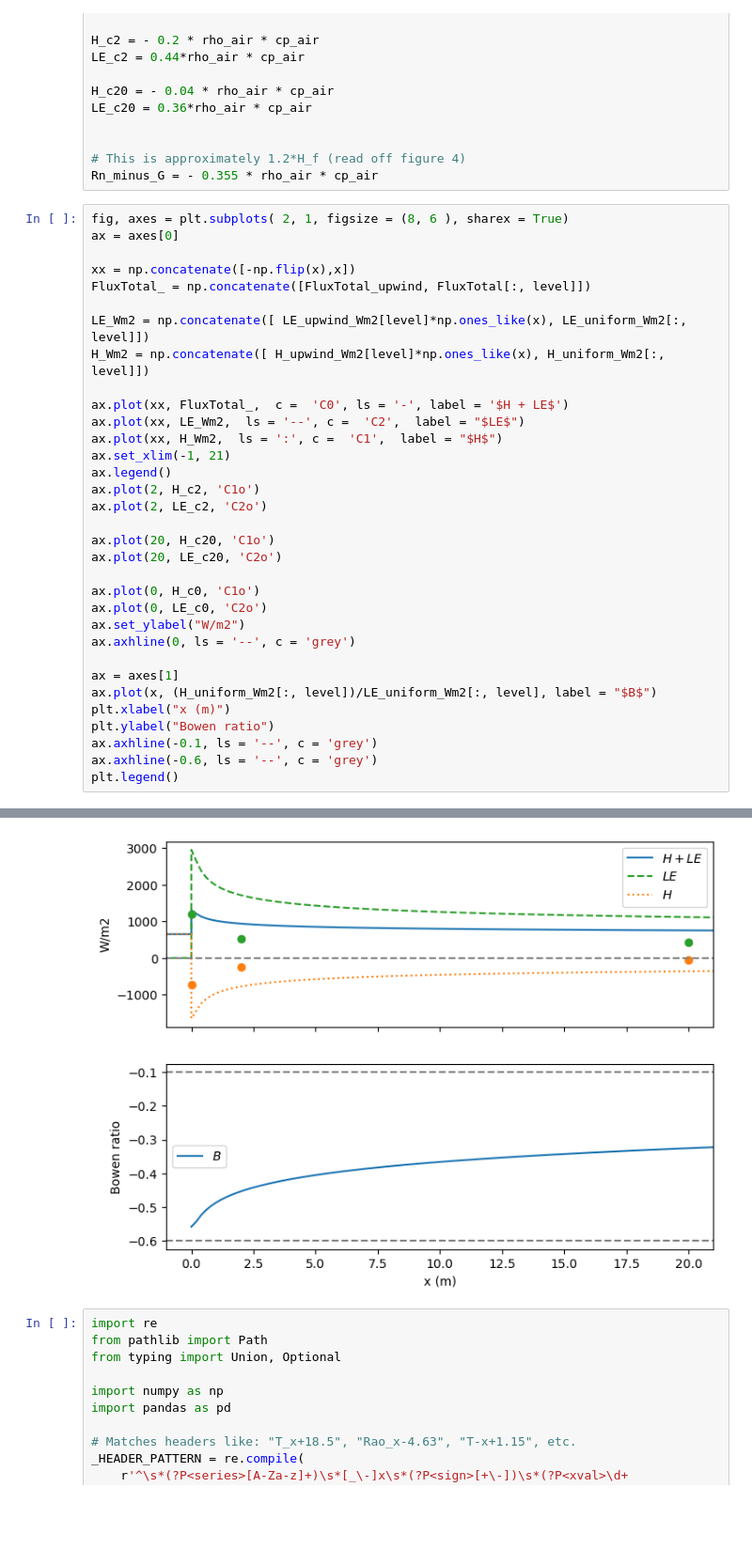
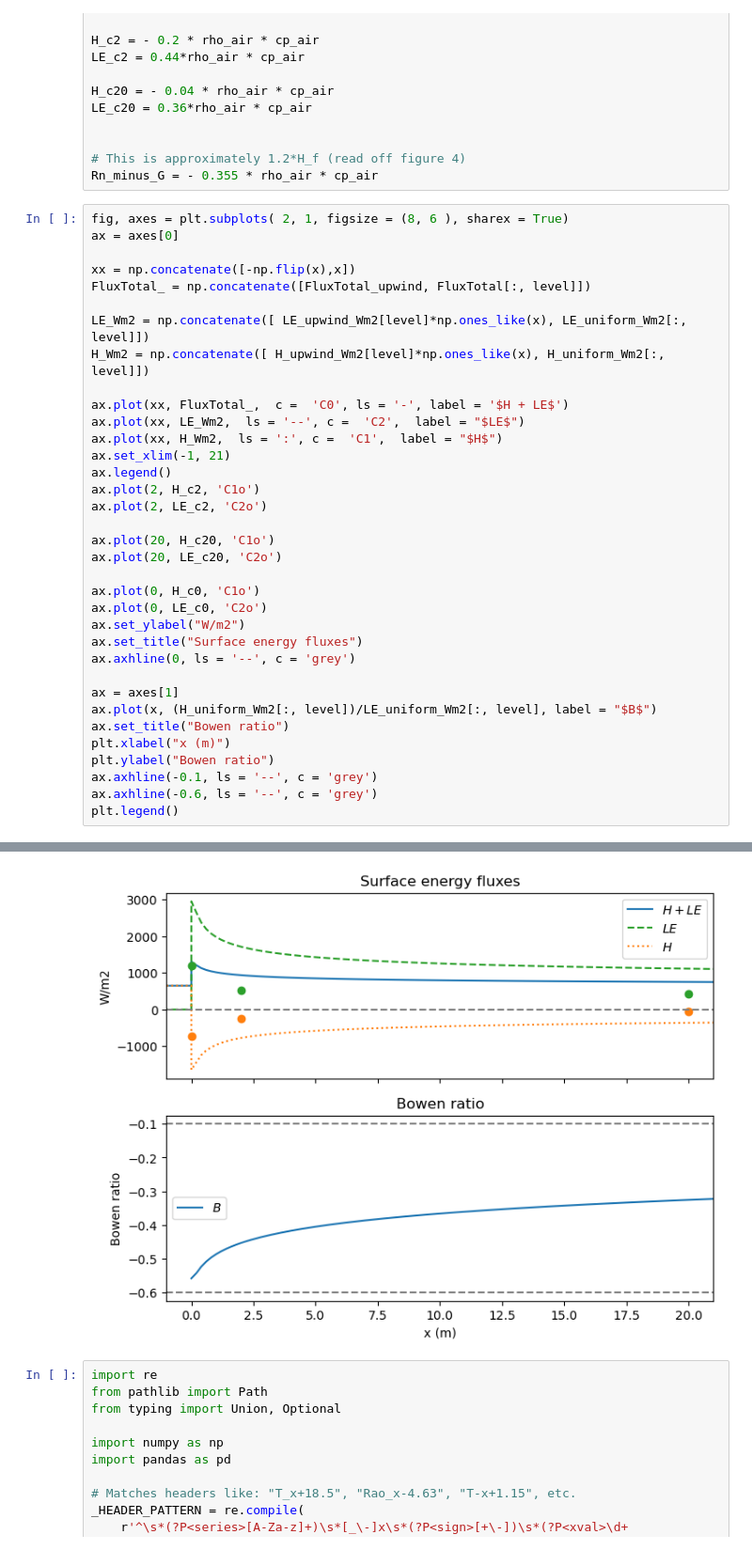
Before and after one commit to octavia-crompton/suttons-problem, a Jupyter notebook: notebooks/Advection - general.ipynb, the cells around one changed output, grey strips where cells are left out. Shown at 94% size. Saved outputs shown, nothing was run; the diff lists cells and outputs as text; blank space fills up the shorter version.

Commit message:
Add value_col param to parse_wpd_to_long for T/Q labeling; add sys.path for sutton import; plot titles

```diff
--- a/notebooks/Advection - general.ipynb
+++ b/notebooks/Advection - general.ipynb
@@ -1702,34 +1657,36 @@ xx = np.concatenate([-np.flip(x),x])
 FluxTotal_ = np.concatenate([FluxTotal_upwind, FluxTotal[:, level]])
 
 LE_Wm2 = np.concatenate([ LE_upwind_Wm2[level]*np.ones_like(x), LE_uniform_Wm2[:, level]])
 H_Wm2 = np.concatenate([ H_upwind_Wm2[level]*np.ones_like(x), H_uniform_Wm2[:, level]])
 
 ax.plot(xx, FluxTotal_,  c =  'C0', ls = '-', label = '$H + LE$')
 ax.plot(xx, LE_Wm2,  ls = '--', c =  'C2',  label = "$LE$")
 ax.plot(xx, H_Wm2,  ls = ':', c =  'C1',  label = "$H$")
 ax.set_xlim(-1, 21)
 ax.legend()
 ax.plot(2, H_c2, 'C1o')
 ax.plot(2, LE_c2, 'C2o')
 
 ax.plot(20, H_c20, 'C1o')
 ax.plot(20, LE_c20, 'C2o')
 
 ax.plot(0, H_c0, 'C1o')
 ax.plot(0, LE_c0, 'C2o')
 ax.set_ylabel("W/m2")
+ax.set_title("Surface energy fluxes")
 ax.axhline(0, ls = '--', c = 'grey')
 
 ax = axes[1]
 ax.plot(x, (H_uniform_Wm2[:, level])/LE_uniform_Wm2[:, level], label = "$B$")
+ax.set_title("Bowen ratio")
 plt.xlabel("x (m)")
 plt.ylabel("Bowen ratio")
 ax.axhline(-0.1, ls = '--', c = 'grey')
 ax.axhline(-0.6, ls = '--', c = 'grey')
 plt.legend()
 # %% [output]
 <matplotlib.legend.Legend at 0x...>
-[figure, old version]
+[figure, new version]
 # %%
 import re
 from pathlib import Path
```
Also changed, not shown: parts of 22 cells of this notebook.
